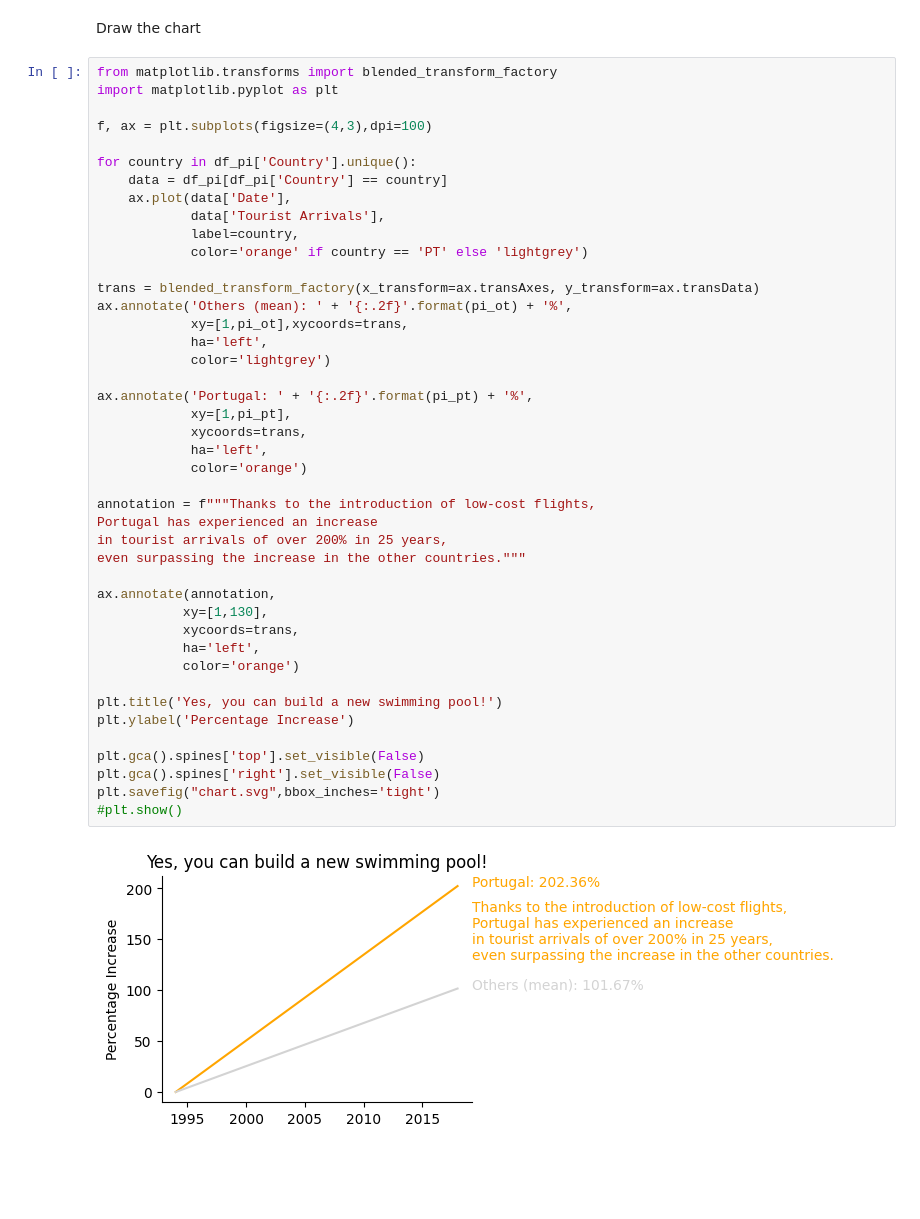
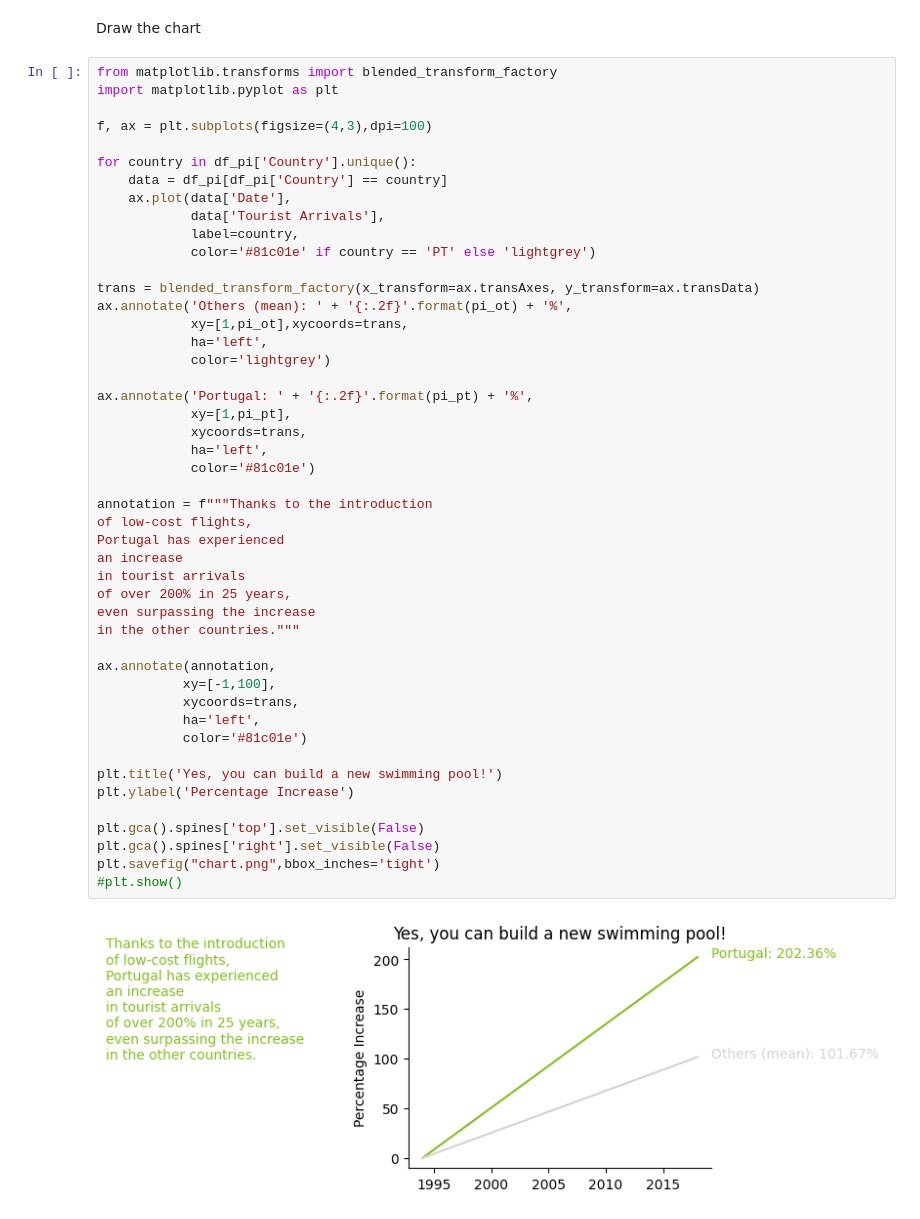
Before and after one commit to alod83/Data-Storytelling-with-Altair-and-AI, a Jupyter notebook: 02/Matplotlib Example.ipynb, the cells around one changed output. Drawn from its saved outputs; the diff is of its cells as text; blank space fills up the shorter version.

```diff
--- a/02/Matplotlib Example.ipynb
+++ b/02/Matplotlib Example.ipynb
@@ -58,40 +58,44 @@ f, ax = plt.subplots(figsize=(4,3),dpi=100)
 
 for country in df_pi['Country'].unique():
     data = df_pi[df_pi['Country'] == country]
     ax.plot(data['Date'],
             data['Tourist Arrivals'],
             label=country,
-            color='orange' if country == 'PT' else 'lightgrey')
+            color='#81c01e' if country == 'PT' else 'lightgrey')
 
 trans = blended_transform_factory(x_transform=ax.transAxes, y_transform=ax.transData)
 ax.annotate('Others (mean): ' + '{:.2f}'.format(pi_ot) + '%',
             xy=[1,pi_ot],xycoords=trans,
             ha='left',
             color='lightgrey')
 
 ax.annotate('Portugal: ' + '{:.2f}'.format(pi_pt) + '%',
             xy=[1,pi_pt],
             xycoords=trans,
             ha='left',
-            color='orange')
+            color='#81c01e')
 
-annotation = f"""Thanks to the introduction of low-cost flights,
-Portugal has experienced an increase
-in tourist arrivals of over 200% in 25 years,
-even surpassing the increase in the other countries."""
+annotation = f"""Thanks to the introduction
+of low-cost flights,
+Portugal has experienced
+an increase
+in tourist arrivals
+of over 200% in 25 years,
+even surpassing the increase
+in the other countries."""
 
 ax.annotate(annotation,
-           xy=[1,130],
+           xy=[-1,100],
            xycoords=trans,
            ha='left',
-           color='orange')
+           color='#81c01e')
 
 plt.title('Yes, you can build a new swimming pool!')
 plt.ylabel('Percentage Increase')
 
 plt.gca().spines['top'].set_visible(False)
 plt.gca().spines['right'].set_visible(False)
-plt.savefig("chart.svg",bbox_inches='tight')
+plt.savefig("chart.png",bbox_inches='tight')
 #plt.show()
 # %% [output]
-[figure, old version]
+[figure, new version]
```
Also changed, not shown: parts of 1 cell of this notebook, 1 other file.
